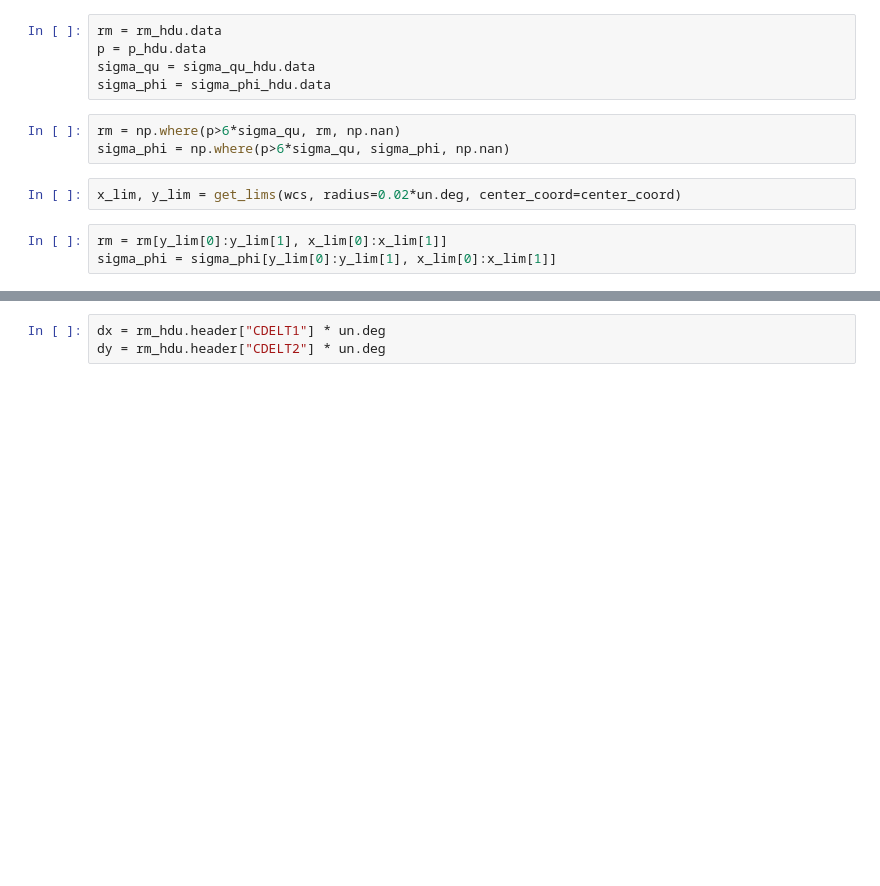
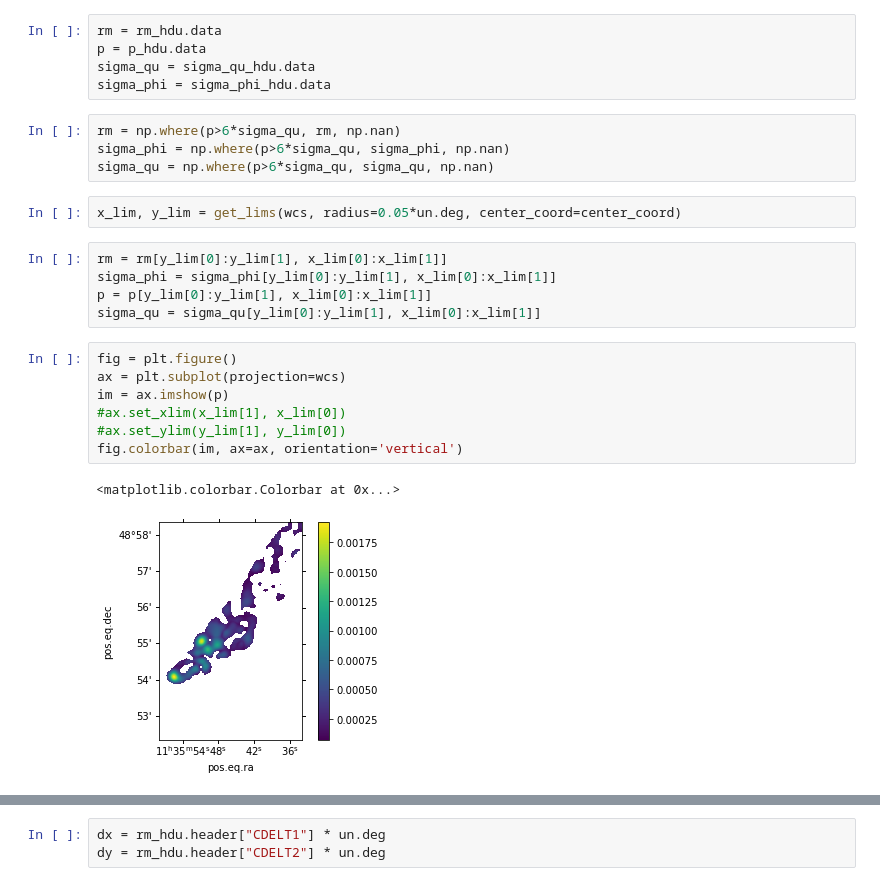
Before and after one commit to miguelcarcamov/csromer, a Jupyter notebook: sandboxes/rm_statistics.ipynb, the cells around one changed output, grey strips where cells are left out. Cells and saved outputs as stored; diff of their text form; blank space fills up the shorter version.

```diff
--- a/sandboxes/rm_statistics.ipynb
+++ b/sandboxes/rm_statistics.ipynb
@@ -89,9 +90,22 @@ sigma_phi = sigma_phi_hdu.data
 # %%
 rm = np.where(p>6*sigma_qu, rm, np.nan)
 sigma_phi = np.where(p>6*sigma_qu, sigma_phi, np.nan)
+sigma_qu = np.where(p>6*sigma_qu, sigma_qu, np.nan)
 # %%
-x_lim, y_lim = get_lims(wcs, radius=0.02*un.deg, center_coord=center_coord)
+x_lim, y_lim = get_lims(wcs, radius=0.05*un.deg, center_coord=center_coord)
 # %%
 rm = rm[y_lim[0]:y_lim[1], x_lim[0]:x_lim[1]]
 sigma_phi = sigma_phi[y_lim[0]:y_lim[1], x_lim[0]:x_lim[1]]
+p = p[y_lim[0]:y_lim[1], x_lim[0]:x_lim[1]]
+sigma_qu = sigma_qu[y_lim[0]:y_lim[1], x_lim[0]:x_lim[1]]
+# %%
+fig = plt.figure()
+ax = plt.subplot(projection=wcs)
+im = ax.imshow(p)
+#ax.set_xlim(x_lim[1], x_lim[0])
+#ax.set_ylim(y_lim[1], y_lim[0])
+fig.colorbar(im, ax=ax, orientation='vertical')
+# %% [output]
+<matplotlib.colorbar.Colorbar at 0x...>
+[figure, added]
 # %%
```
Also changed, not shown: parts of 20 cells of this notebook, 22 other files.
